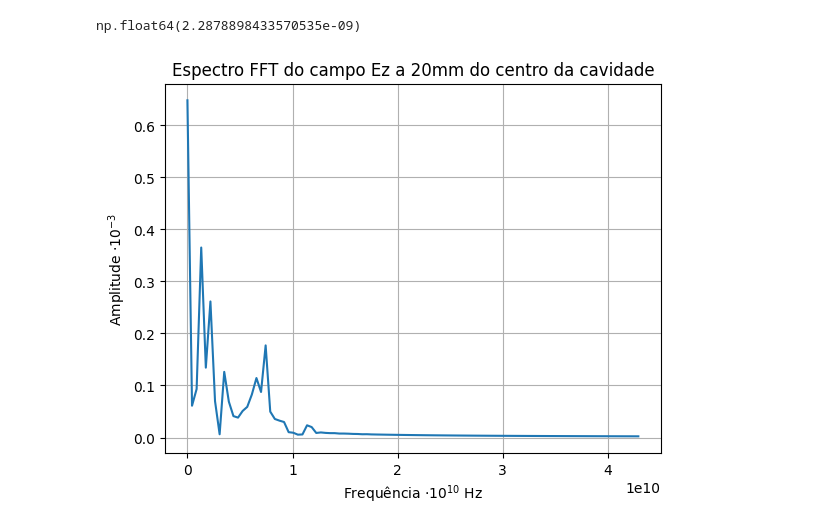
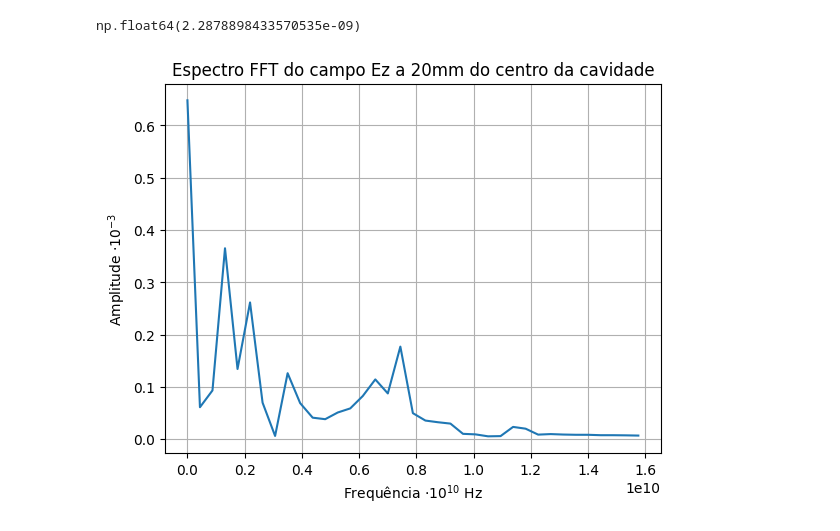
Before and after one commit to RaphaelLeivas/eletrocomp-2026-1, a Jupyter notebook: notebooks/lista3/lista3_q4.ipynb, the cells around one changed output. Saved outputs shown, nothing was run; the diff lists cells and outputs as text; code cells hidden in the pictures.

```diff
--- a/notebooks/lista3/lista3_q4.ipynb
+++ b/notebooks/lista3/lista3_q4.ipynb
@@ -259,14 +235,14 @@ np.float64(2.2878898433570535e-09)
 # %%
 # 2. Compute the FFT
 yf = fft(probe)
 xf = fftfreq(len(probe), dt)
 
 # 3. Plot the results (Positive frequencies only)
-plt.plot(xf[:len(probe)//6], 1e3 * 2.0/len(probe) * np.abs(yf[:len(probe)//6]))
+plt.plot(xf[:len(probe)//16], 1e3 * 2.0/len(probe) * np.abs(yf[:len(probe)//16]))
 plt.title("Espectro FFT do campo Ez a 20mm do centro da cavidade")
 plt.xlabel(r"Frequência $\cdot 10^{10}$ Hz")
 plt.ylabel(r"Amplitude $\cdot 10^{-3}$")
 plt.grid()
 plt.show()
 # %% [output]
-[figure, old version]
+[figure, new version]
```
Also changed, not shown: parts of 1 cell of this notebook, 10 other files.
